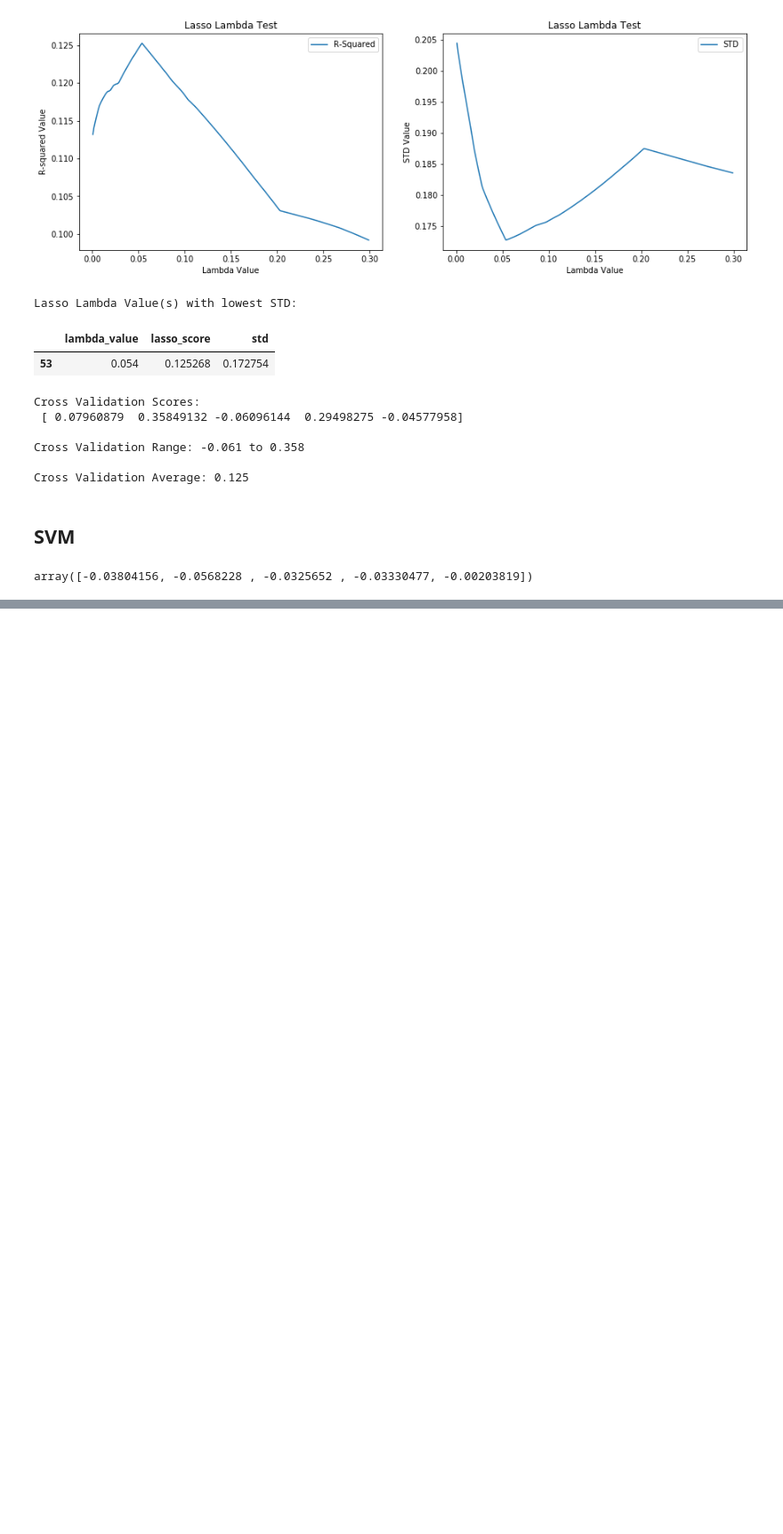
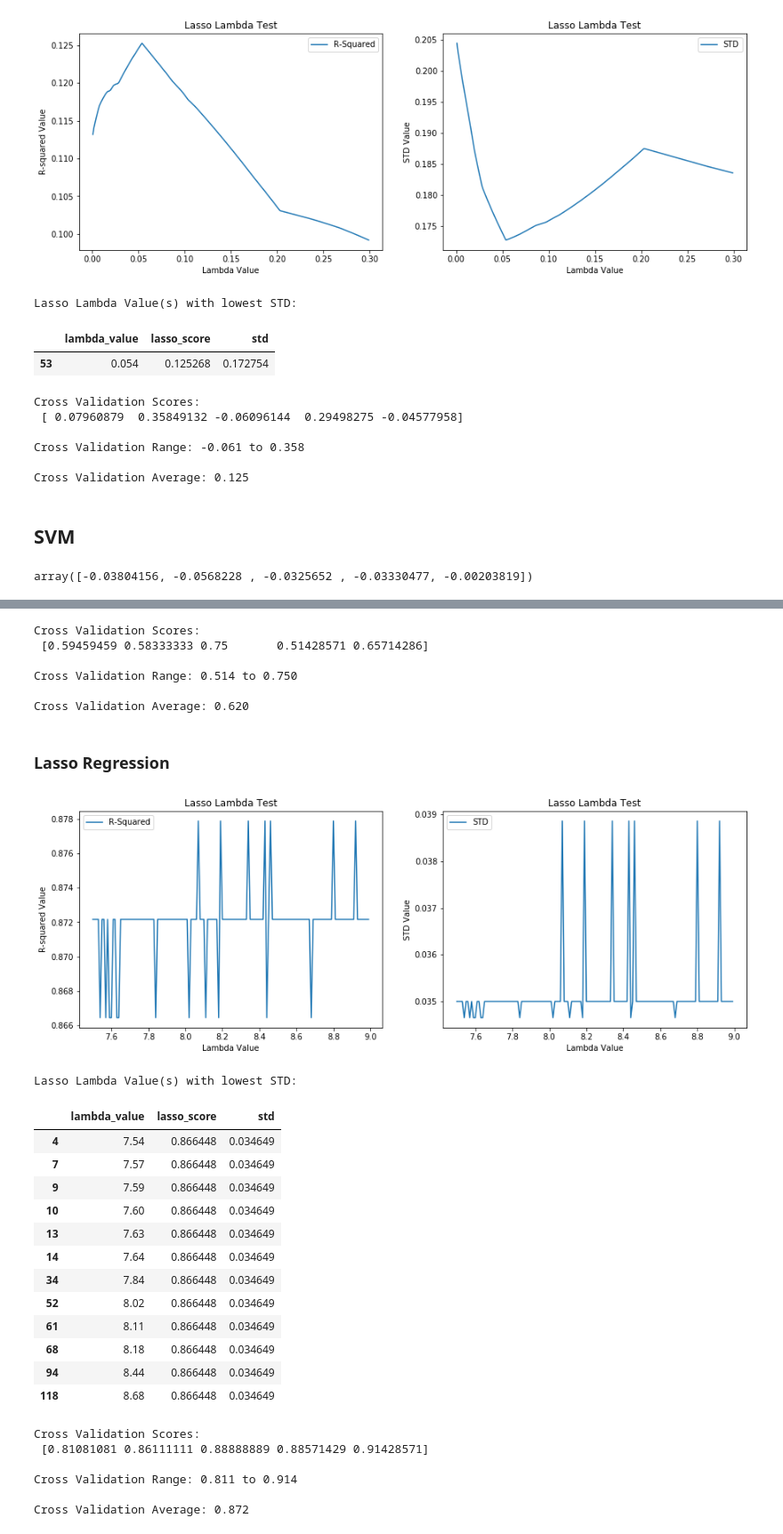
Before and after one commit to mbeckmanssf/Thinkful, a Jupyter notebook: Unit-3/Capstone-Countries.ipynb, the cells around one changed output, grey strips where cells are left out. Shown at 89% size. Drawn from its saved outputs; the diff is of its cells as text; code cells hidden in the pictures; blank space fills up the shorter version.

```diff
--- a/Unit-3/Capstone-Countries.ipynb
+++ b/Unit-3/Capstone-Countries.ipynb
@@ -421,0 +595,67 @@ array([-0.03804156, -0.0568228 , -0.0325652 , -0.03330477, -0.00203819])
+# %%
+model_results(ridge)
+# %% [output]
+Cross Validation Scores:
+ [0.59459459 0.58333333 0.75       0.51428571 0.65714286]
+
+Cross Validation Range: 0.514 to 0.750
+
+Cross Validation Average: 0.620
+# %% [markdown]
+### Lasso Regression
+# %%
+# tune lasso
+
+r_results = pd.DataFrame()
+
+def lambda_test(value):
+    #Test lambda value in lasso model
+    lasso = LogisticRegression(C=value, penalty="l1")
+    lasso_score = cross_val_score(lasso, X_class, Y_class, cv=5)
+    #return dataframe of r-squared for each lambda value
+    data = pd.DataFrame({"lambda_value": [value], "lasso_score": [lasso_score.mean()], "std": [lasso_score.std()]})
+    return data
+
+#Test large values for lamdba
+appended_data = []
+lambda_range = np.arange(7.5, 9, 0.01)
+for i in lambda_range:
+    result = lambda_test(i)
+    appended_data.append(result)
+lasso_results = pd.concat(appended_data, ignore_index=True)
+
+plt.figure(figsize=(15, 5))
+plt.subplot(1, 2, 1)
+plt.plot(lasso_results['lambda_value'], lasso_results['lasso_score'], label="R-Squared")
+plt.xlabel('Lambda Value')
+plt.ylabel('R-squared Value')
+plt.legend(loc='best')
+plt.title('Lasso Lambda Test')
+
+plt.subplot(1, 2, 2)
+plt.plot(lasso_results['lambda_value'], lasso_results['std'], label="STD")
+plt.xlabel('Lambda Value')
+plt.ylabel('STD Value')
+plt.legend(loc='best')
+plt.title('Lasso Lambda Test')
+
+plt.show()
+
+print('Lasso Lambda Value(s) with lowest STD:')
+lasso_results.loc[lasso_results['std'] == lasso_results['std'].min()]
+# %% [output]
+[figure, added]
+Lasso Lambda Value(s) with lowest STD:
+|  | lambda_value | lasso_score | std |
+| 4 | 7.54 | 0.866448 | 0.034649 |
+| 7 | 7.57 | 0.866448 | 0.034649 |
+| 9 | 7.59 | 0.866448 | 0.034649 |
+| 10 | 7.60 | 0.866448 | 0.034649 |
+| 13 | 7.63 | 0.866448 | 0.034649 |
+| 14 | 7.64 | 0.866448 | 0.034649 |
+| 34 | 7.84 | 0.866448 | 0.034649 |
+| 52 | 8.02 | 0.866448 | 0.034649 |
+| 61 | 8.11 | 0.866448 | 0.034649 |
+| 68 | 8.18 | 0.866448 | 0.034649 |
+| 94 | 8.44 | 0.866448 | 0.034649 |
+| 118 | 8.68 | 0.866448 | 0.034649 |
@@ -421,0 +664,9 @@ array([-0.03804156, -0.0568228 , -0.0325652 , -0.03330477, -0.00203819])
+# %%
+model_results(lasso)
+# %% [output]
+Cross Validation Scores:
+ [0.81081081 0.86111111 0.88888889 0.88571429 0.91428571]
+
+Cross Validation Range: 0.811 to 0.914
+
+Cross Validation Average: 0.872
```
Also changed, not shown: parts of 21 cells of this notebook.
